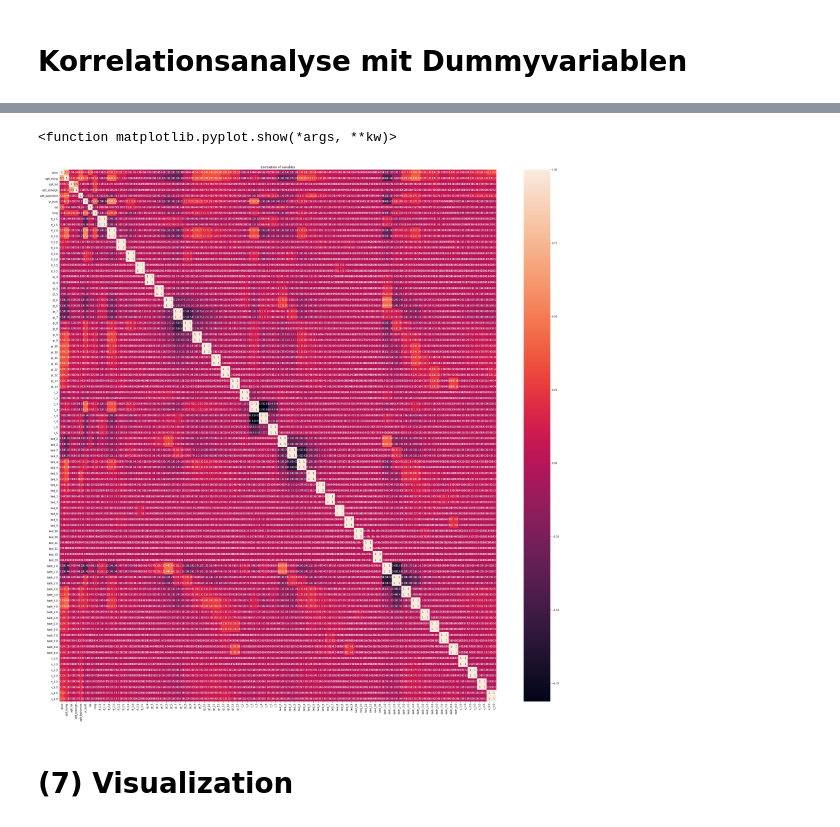
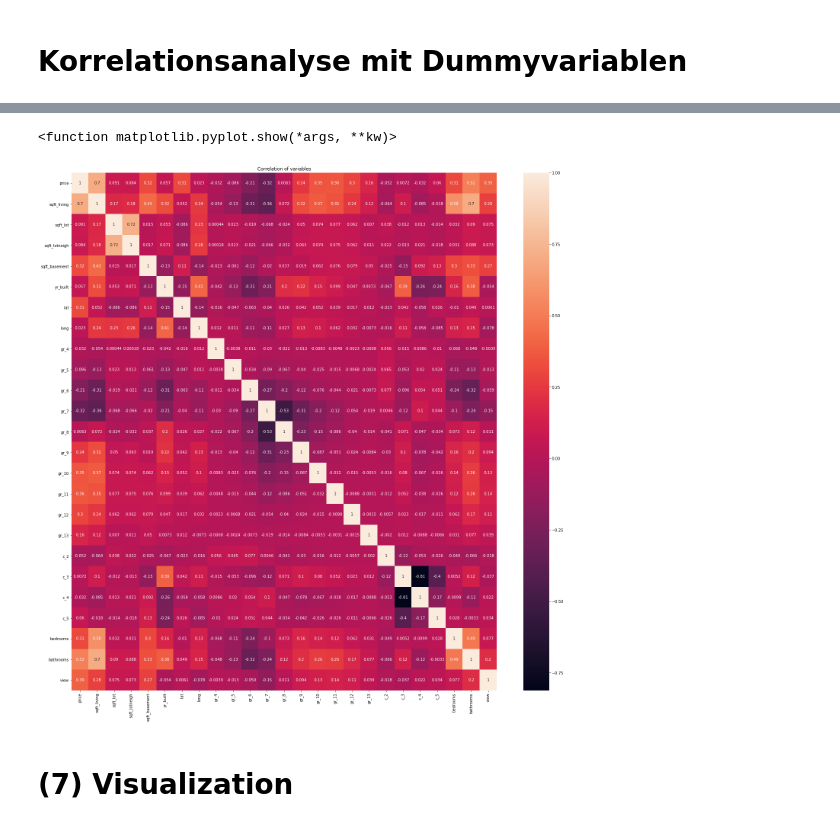
Before and after one commit to Linchen106/Project1, a Jupyter notebook: Prognose Immobilienpreise.ipynb, the cells around one changed output, grey strips where cells are left out. Saved outputs shown, nothing was run; the diff lists cells and outputs as text; code cells hidden in the pictures.

```diff
--- a/Prognose Immobilienpreise.ipynb
+++ b/Prognose Immobilienpreise.ipynb
@@ -235,2 +226,6 @@ immo["m2_lot"]=immo["sqft_lot"].apply(lambda x: x/10.764)
+# %%
+# Preis
+
+immo=immo[immo.price<6000000]
 # %% [markdown]
 ## (4) Data Analyse
@@ -466,0 +460,3 @@ plt.show()
+# %%
+immo['yr_built_cat']=immo['yr_age'].apply(lambda x: 'old' if x >=50 else '50' if x >=40 else '40'
+                                          if x>=30 else '30' if x >=20 else 'new')
@@ -665,11 +666,9 @@ bathrooms_dummy=pd.get_dummies(immo['bathrooms'], prefix='bath', drop_first=True
 # %%
-immo_dum = immo.drop(['floors','grade','condition','view','bathrooms','bedrooms'], axis=1)
-immo_water_dum=immo_water.drop(['floors','grade','condition','view','bathrooms','bedrooms'], axis=1)
+immo_dum = immo.drop(['grade','condition'], axis=1)
+immo_water_dum=immo_water.drop(['grade','condition'], axis=1)
 # %%
-immo_dum = pd.concat([immo_dum,floors_dummy,grade_dummy,condition_dummy,bedrooms_dummy,bathrooms_dummy
-                      ,view_dummy], axis=1)
-immo_water_dum=pd.concat([immo_dum,floors_dummy,grade_dummy,condition_dummy,bedrooms_dummy,bathrooms_dummy
-                      ,view_dummy], axis=1)
+immo_dum = pd.concat([immo_dum,grade_dummy,condition_dummy], axis=1)
+immo_water_dum=pd.concat([immo_water_dum,grade_dummy,condition_dummy], axis=1)
 # %%
 immo_dum.columns
 # %% [output]
@@ -685,20 +683,18 @@ Index(['id', 'date', 'price', 'sqft_living', 'sqft_lot', 'waterfront',
       dtype='object')
 # %%
 #Korrelationsanalyse
-corr = immo_water_dum[['price','sqft_living','sqft_lot','sqft_lotneigh','sqft_basement','yr_built','lat','long','fl_1.5', 'fl_2.0', 'fl_2.5', 'fl_3.0', 'fl_3.5', 'gr_4', 'gr_5',
+corr = immo_dum[['price','sqft_living','sqft_lot','sqft_lotneigh','sqft_basement','yr_built','lat','long',
+       'gr_4', 'gr_5',
        'gr_6', 'gr_7', 'gr_8', 'gr_9', 'gr_10', 'gr_11', 'gr_12', 'gr_13',
-       'c_2', 'c_3', 'c_4', 'c_5', 'bed_2', 'bed_3', 'bed_4', 'bed_5', 'bed_6',
-       'bed_7', 'bed_8', 'bed_9', 'bed_10', 'bed_11', 'bed_33', 'bath_1.0',
-       'bath_2.0', 'bath_3.0', 'bath_4.0', 'bath_5.0', 'bath_6.0', 'bath_7.0',
-       'bath_8.0', 'v_1.0', 'v_2.0', 'v_3.0', 'v_4.0']]
-plt.figure(figsize=(40,40))
+       'c_2', 'c_3', 'c_4', 'c_5','bedrooms','bathrooms', 'view']]
+plt.figure(figsize=(25,25))
 plt.title('Correlation of variables')
 sns.heatmap(corr.astype(float).corr(),vmax=1.0,annot=True)
 
 plt.show
 # %% [output]
 <function matplotlib.pyplot.show(*args, **kw)>
-[figure, old version]
+[figure, new version]
 # %% [markdown]
 # (7) Visualization
 # %%
```
Also changed, not shown: parts of 46 cells of this notebook.
